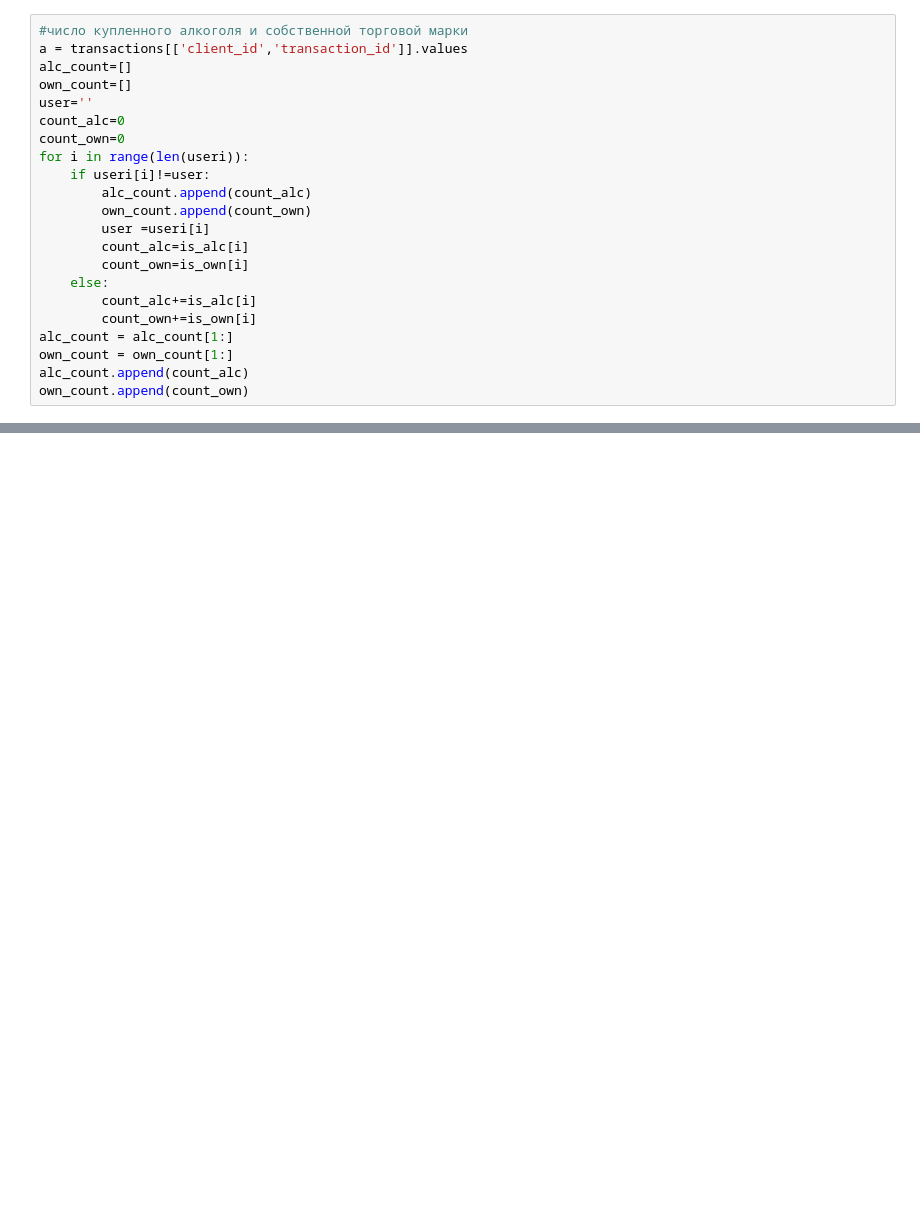
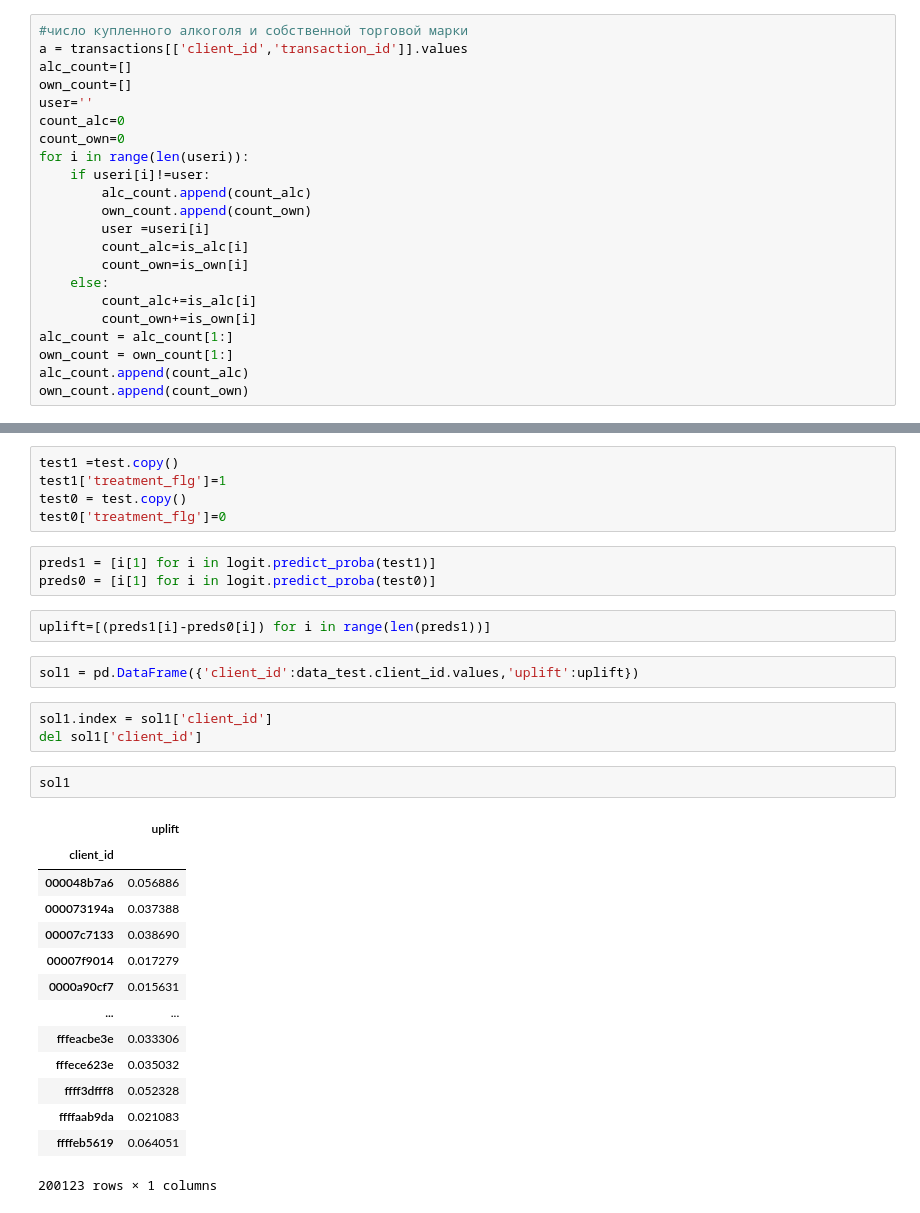
Before and after one commit to Satanklaus88/Retail-hero, a Jupyter notebook: X5.ipynb, the cells around one changed output, grey strips where cells are left out. Cells and saved outputs as stored; diff of their text form; blank space fills up the shorter version.

```diff
--- a/X5.ipynb
+++ b/X5.ipynb
@@ -318,0 +255,32 @@ df1[df1['client_id']=='000048b7a6']
+# %%
+test1 =test.copy()
+test1['treatment_flg']=1
+test0 = test.copy()
+test0['treatment_flg']=0
+# %%
+preds1 = [i[1] for i in logit.predict_proba(test1)]
+preds0 = [i[1] for i in logit.predict_proba(test0)]
+# %%
+uplift=[(preds1[i]-preds0[i]) for i in range(len(preds1))]
+# %%
+sol1 = pd.DataFrame({'client_id':data_test.client_id.values,'uplift':uplift})
+# %%
+sol1.index = sol1['client_id']
+del sol1['client_id']
+# %%
+sol1
+# %% [output]
+|  | uplift |
+| client_id |  |
+| 000048b7a6 | 0.056886 |
+| 000073194a | 0.037388 |
+| 00007c7133 | 0.038690 |
+| 00007f9014 | 0.017279 |
+| 0000a90cf7 | 0.015631 |
+| ... | ... |
+| fffeacbe3e | 0.033306 |
+| fffece623e | 0.035032 |
+| ffff3dfff8 | 0.052328 |
+| ffffaab9da | 0.021083 |
+| ffffeb5619 | 0.064051 |
+200123 rows × 1 columns
```
Also changed, not shown: parts of 37 cells of this notebook.
